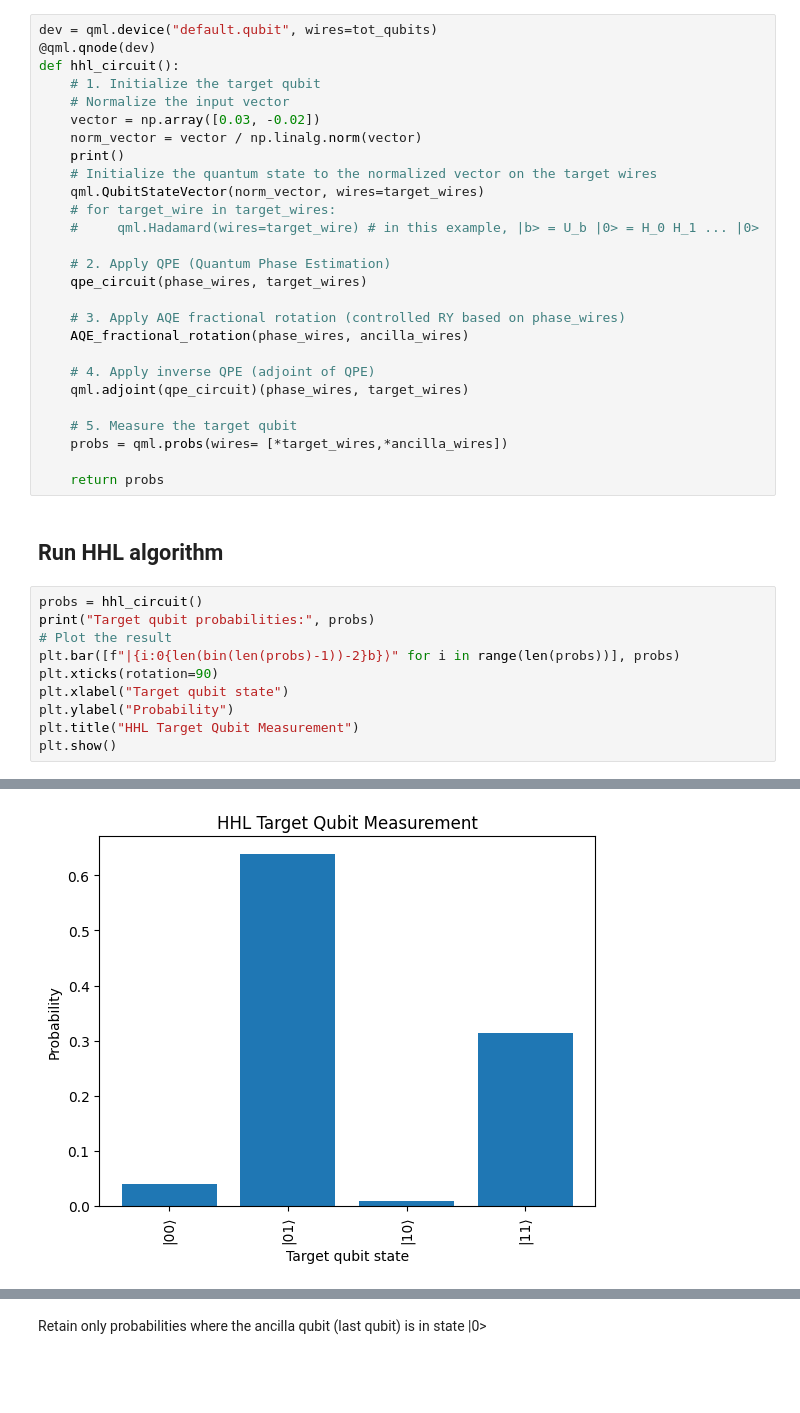
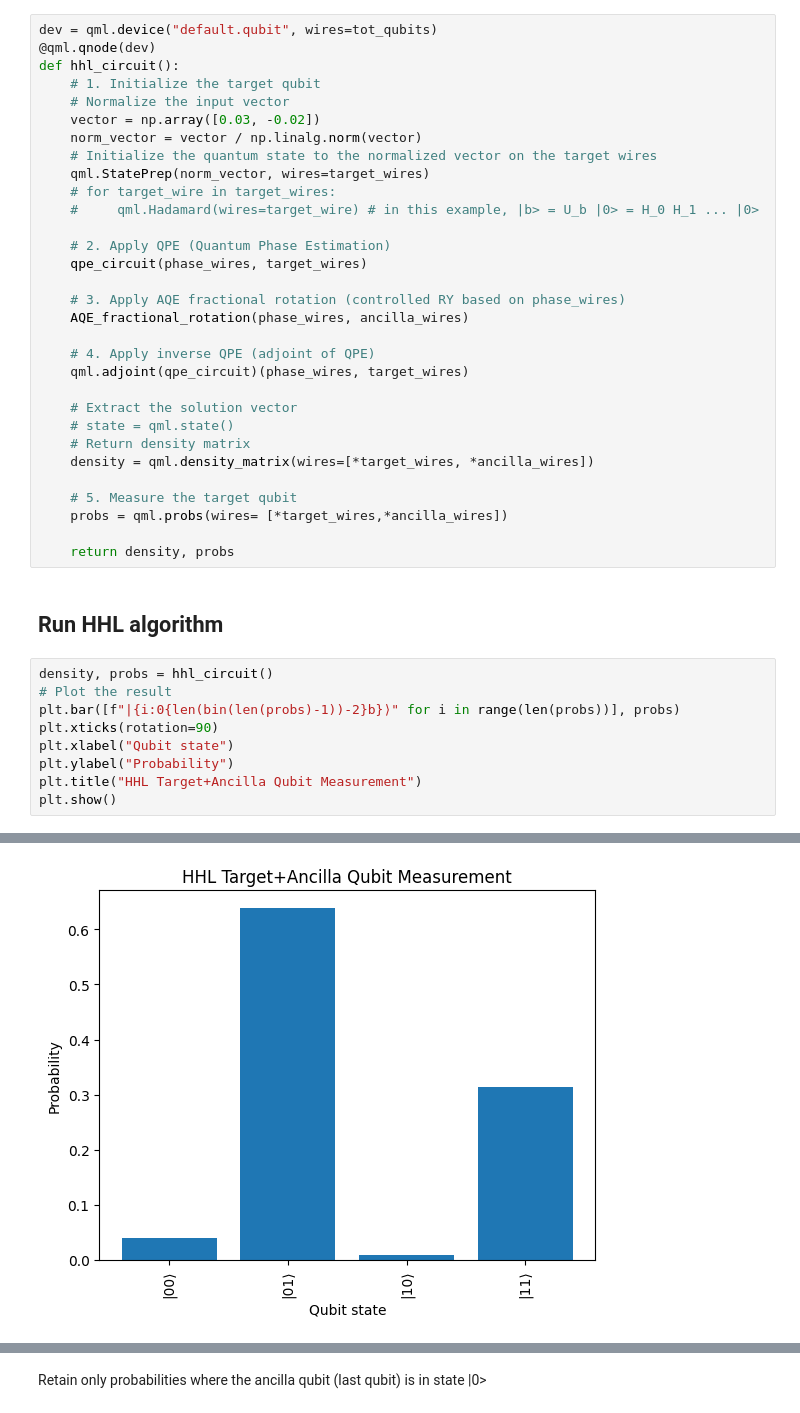
Before and after one commit to yuri4029/quantwatt, a Jupyter notebook: QuantAlgorithm_Code/QuantAlg_HHL_4_LinearSolver.ipynb, the cells around one changed output, grey strips where cells are left out. Drawn from its saved outputs; the diff is of its cells as text; blank space fills up the shorter version.

```diff
--- a/QuantAlgorithm_Code/QuantAlg_HHL_4_LinearSolver.ipynb
+++ b/QuantAlgorithm_Code/QuantAlg_HHL_4_LinearSolver.ipynb
@@ -94,9 +94,8 @@ def hhl_circuit():
     # Normalize the input vector
     vector = np.array([0.03, -0.02])
     norm_vector = vector / np.linalg.norm(vector)
-    print()
     # Initialize the quantum state to the normalized vector on the target wires
-    qml.QubitStateVector(norm_vector, wires=target_wires)
+    qml.StatePrep(norm_vector, wires=target_wires)
     # for target_wire in target_wires:
     #     qml.Hadamard(wires=target_wire) # in this example, |b> = U_b |0> = H_0 H_1 ... |0>
 
@@ -109,20 +108,24 @@ def hhl_circuit():
     # 4. Apply inverse QPE (adjoint of QPE)
     qml.adjoint(qpe_circuit)(phase_wires, target_wires)
 
+    # Extract the solution vector
+    # state = qml.state()
+    # Return density matrix
+    density = qml.density_matrix(wires=[*target_wires, *ancilla_wires])
+
     # 5. Measure the target qubit
     probs = qml.probs(wires= [*target_wires,*ancilla_wires])
 
-    return probs
+    return density, probs
 # %% [markdown]
 ## Run HHL algorithm
 # %%
-probs = hhl_circuit()
-print("Target qubit probabilities:", probs)
+density, probs = hhl_circuit()
 # Plot the result
 plt.bar([f"|{i:0{len(bin(len(probs)-1))-2}b}⟩" for i in range(len(probs))], probs)
 plt.xticks(rotation=90)
-plt.xlabel("Target qubit state")
+plt.xlabel("Qubit state")
 plt.ylabel("Probability")
-plt.title("HHL Target Qubit Measurement")
+plt.title("HHL Target+Ancilla Qubit Measurement")
 plt.show()
 # %% [output]
@@ -130 +132 @@ Target qubit probabilities: [0.03896674 0.63877567 0.00843368 0.31382391]
-[figure, old version]
+[figure, new version]
```
Also changed, not shown: parts of 5 cells of this notebook.
